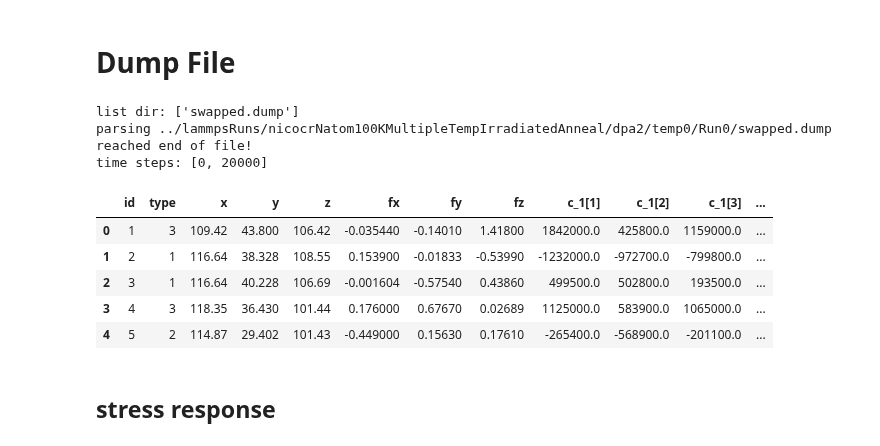
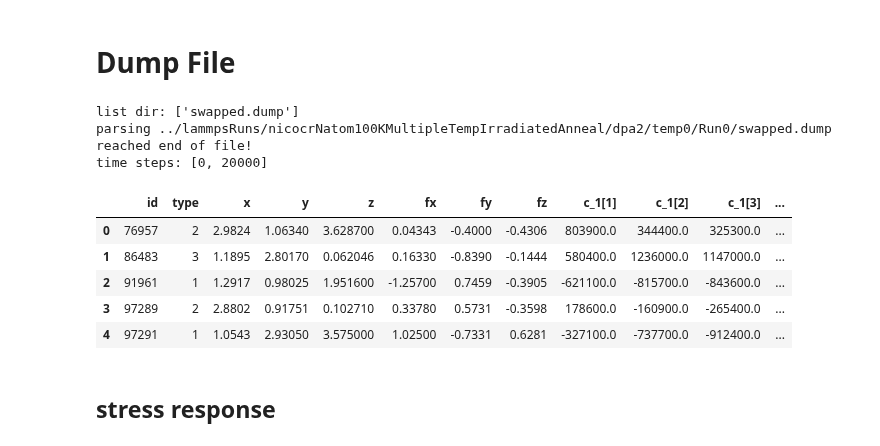
Before and after one commit to kkarimi62/HeaDef, a Jupyter notebook: postprocess/pressFluc2nd.ipynb, the cells around one changed output. Saved outputs shown, nothing was run; the diff lists cells and outputs as text; code cells hidden in the pictures.

```diff
--- a/postprocess/pressFluc2nd.ipynb
+++ b/postprocess/pressFluc2nd.ipynb
@@ -166,33 +166,33 @@ if not eval(confParser['flags']['RemoteMachine']):
 # %%
 path = confParser['input files']['path']
 print('list dir:',os.listdir(path))
 indx = confParser['input files']['fileIndex']
 fileName = confParser['input files']['filename'].split()[int(indx)]
 #--- dump files
 print('parsing %s/%s'%(path,fileName))
 lmpData = lp.ReadDumpFile( '%s/%s'%(path,fileName) )
-lmpData.GetCords( ncount = sys.maxsize,
+lmpData.GetCords( ncount = sys.maxsize, sort = False,
 #                 columns = {'c_1[1]':'sxx','c_1[2]':'syy','c_1[3]':'szz',
 #                                                   'c_1[4]':'sxy','c_1[5]':'sxz','c_1[6]':'syz'}
                   columns = {'c_spatom[1]':'sxx','c_spatom[2]':'syy','c_spatom[3]':'szz',
                              'c_spatom[4]':'sxy','c_spatom[5]':'sxz','c_spatom[6]':'syz'}
                 )
 keys = list(lmpData.coord_atoms_broken.keys())
 keys.sort()
 print('time steps:',keys)
 itime0 = keys[0]
 display(lmpData.coord_atoms_broken[itime0].head())
 # %% [output]
 list dir: ['swapped.dump']
 parsing ../lammpsRuns/nicocrNatom100KMultipleTempIrradiatedAnneal/dpa2/temp0/Run0/swapped.dump
 reached end of file!
 time steps: [0, 20000]
 |  | id | type | x | y | z | fx | fy | fz | c_1[1] | c_1[2] | c_1[3] | ... |
-| 0 | 1 | 3 | 109.42 | 43.800 | 106.42 | -0.035440 | -0.14010 | 1.41800 | 1842000.0 | 425800.0 | 1159000.0 | ... |
-| 1 | 2 | 1 | 116.64 | 38.328 | 108.55 | 0.153900 | -0.01833 | -0.53990 | -1232000.0 | -972700.0 | -799800.0 | ... |
-| 2 | 3 | 1 | 116.64 | 40.228 | 106.69 | -0.001604 | -0.57540 | 0.43860 | 499500.0 | 502800.0 | 193500.0 | ... |
-| 3 | 4 | 3 | 118.35 | 36.430 | 101.44 | 0.176000 | 0.67670 | 0.02689 | 1125000.0 | 583900.0 | 1065000.0 | ... |
-| 4 | 5 | 2 | 114.87 | 29.402 | 101.43 | -0.449000 | 0.15630 | 0.17610 | -265400.0 | -568900.0 | -201100.0 | ... |
+| 0 | 76957 | 2 | 2.9824 | 1.06340 | 3.628700 | 0.04343 | -0.4000 | -0.4306 | 803900.0 | 344400.0 | 325300.0 | ... |
+| 1 | 86483 | 3 | 1.1895 | 2.80170 | 0.062046 | 0.16330 | -0.8390 | -0.1444 | 580400.0 | 1236000.0 | 1147000.0 | ... |
+| 2 | 91961 | 1 | 1.2917 | 0.98025 | 1.951600 | -1.25700 | 0.7459 | -0.3905 | -621100.0 | -815700.0 | -843600.0 | ... |
+| 3 | 97289 | 2 | 2.8802 | 0.91751 | 0.102710 | 0.33780 | 0.5731 | -0.3598 | 178600.0 | -160900.0 | -265400.0 | ... |
+| 4 | 97291 | 1 | 1.0543 | 2.93050 | 3.575000 | 1.02500 | -0.7331 | 0.6281 | -327100.0 | -737700.0 | -912400.0 | ... |
 # %%
 def AddRndStrs(df):
     df['sxx']=np.random.normal(size=len(df))
```
Also changed, not shown: parts of 8 cells of this notebook, 3 other files.
